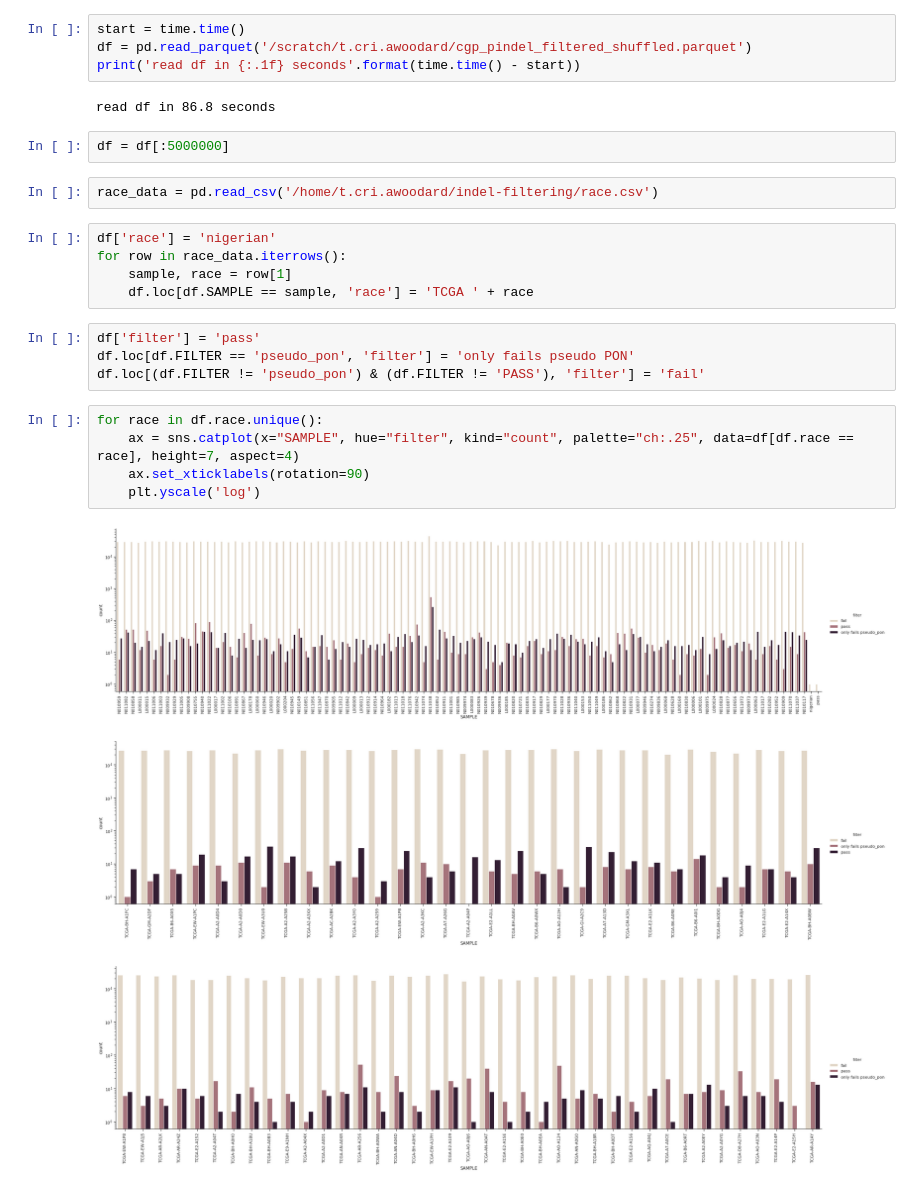
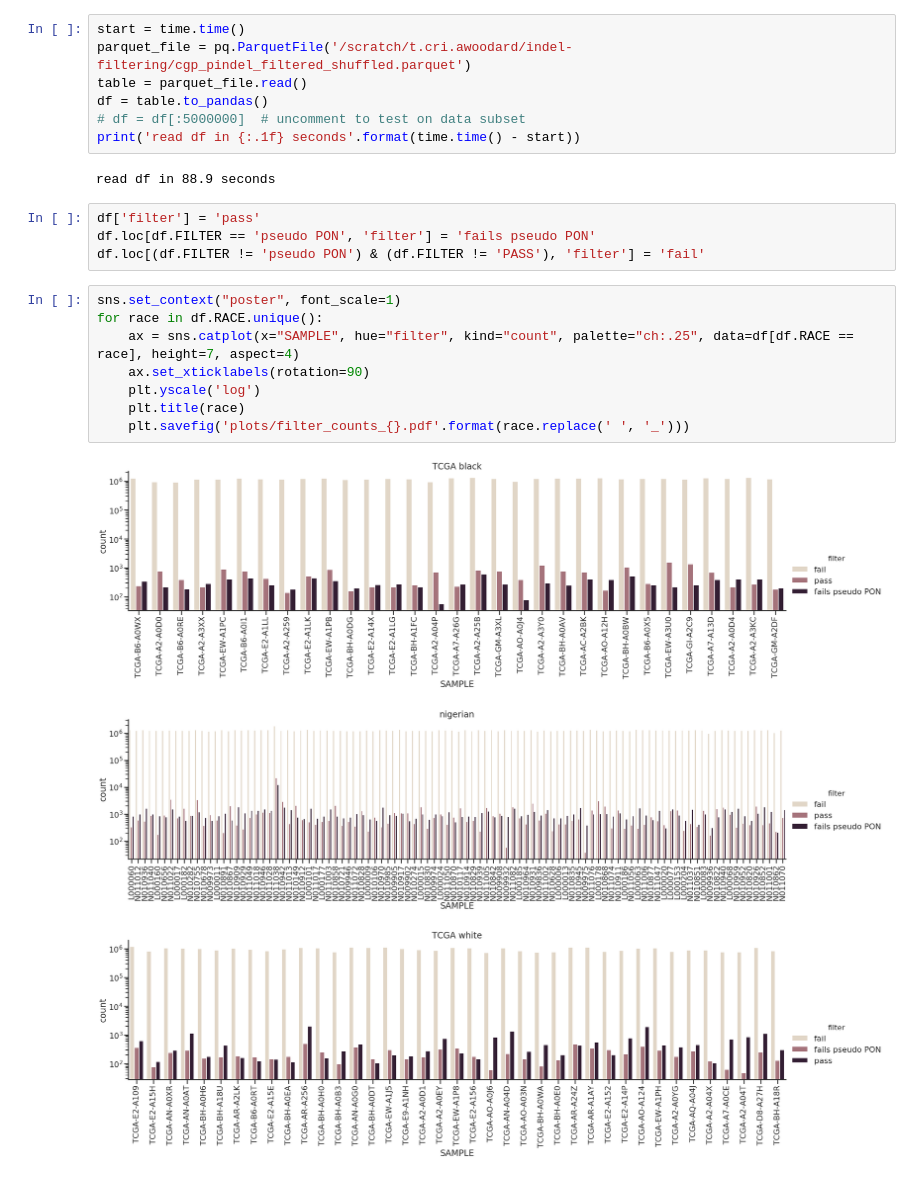
Before and after one commit to olopade-lab/indel-filtering, a Jupyter notebook: analyze.ipynb, the cells around one changed output. Saved outputs shown, nothing was run; the diff lists cells and outputs as text.

```diff
--- a/analyze.ipynb
+++ b/analyze.ipynb
@@ -14,29 +13,26 @@ sns.set(style="ticks", color_codes=True)
 %matplotlib inline
 # %%
 start = time.time()
-df = pd.read_parquet('/scratch/t.cri.awoodard/cgp_pindel_filtered_shuffled.parquet')
+parquet_file = pq.ParquetFile('/scratch/t.cri.awoodard/indel-filtering/cgp_pindel_filtered_shuffled.parquet')
+table = parquet_file.read()
+df = table.to_pandas()
+# df = df[:5000000]  # uncomment to test on data subset
 print('read df in {:.1f} seconds'.format(time.time() - start))
 # %% [output]
-read df in 86.8 seconds
+read df in 88.9 seconds
-# %%
-df = df[:5000000]
-# %%
-race_data = pd.read_csv('/home/t.cri.awoodard/indel-filtering/race.csv')
-# %%
-df['race'] = 'nigerian'
-for row in race_data.iterrows():
-    sample, race = row[1]
-    df.loc[df.SAMPLE == sample, 'race'] = 'TCGA ' + race
 # %%
 df['filter'] = 'pass'
-df.loc[df.FILTER == 'pseudo_pon', 'filter'] = 'only fails pseudo PON'
-df.loc[(df.FILTER != 'pseudo_pon') & (df.FILTER != 'PASS'), 'filter'] = 'fail'
+df.loc[df.FILTER == 'pseudo PON', 'filter'] = 'fails pseudo PON'
+df.loc[(df.FILTER != 'pseudo PON') & (df.FILTER != 'PASS'), 'filter'] = 'fail'
 # %%
-for race in df.race.unique():
-    ax = sns.catplot(x="SAMPLE", hue="filter", kind="count", palette="ch:.25", data=df[df.race == race], height=7, aspect=4)
+sns.set_context("poster", font_scale=1)
+for race in df.RACE.unique():
+    ax = sns.catplot(x="SAMPLE", hue="filter", kind="count", palette="ch:.25", data=df[df.RACE == race], height=7, aspect=4)
     ax.set_xticklabels(rotation=90)
     plt.yscale('log')
+    plt.title(race)
+    plt.savefig('plots/filter_counts_{}.pdf'.format(race.replace(' ', '_')))
 # %% [output]
-[figure, old version]
+[figure, new version]
-[figure, old version]
+[figure, new version]
-[figure, old version]
+[figure, new version]
```
Also changed, not shown: parts of 10 cells of this notebook, 13 other files.
